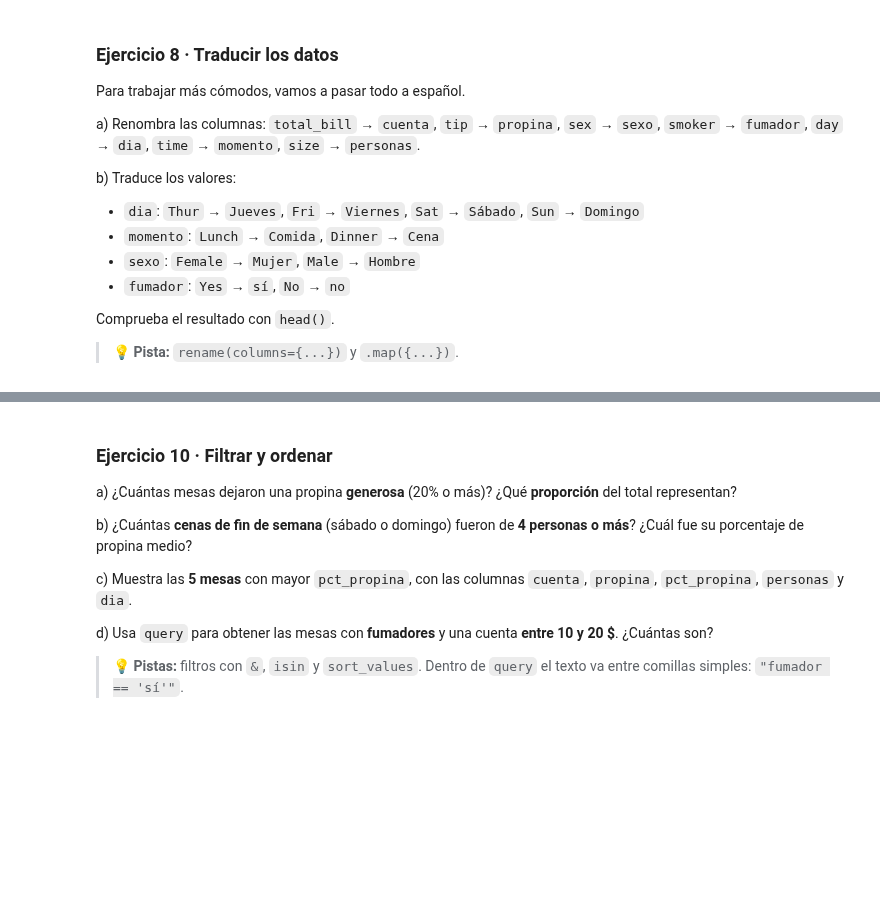
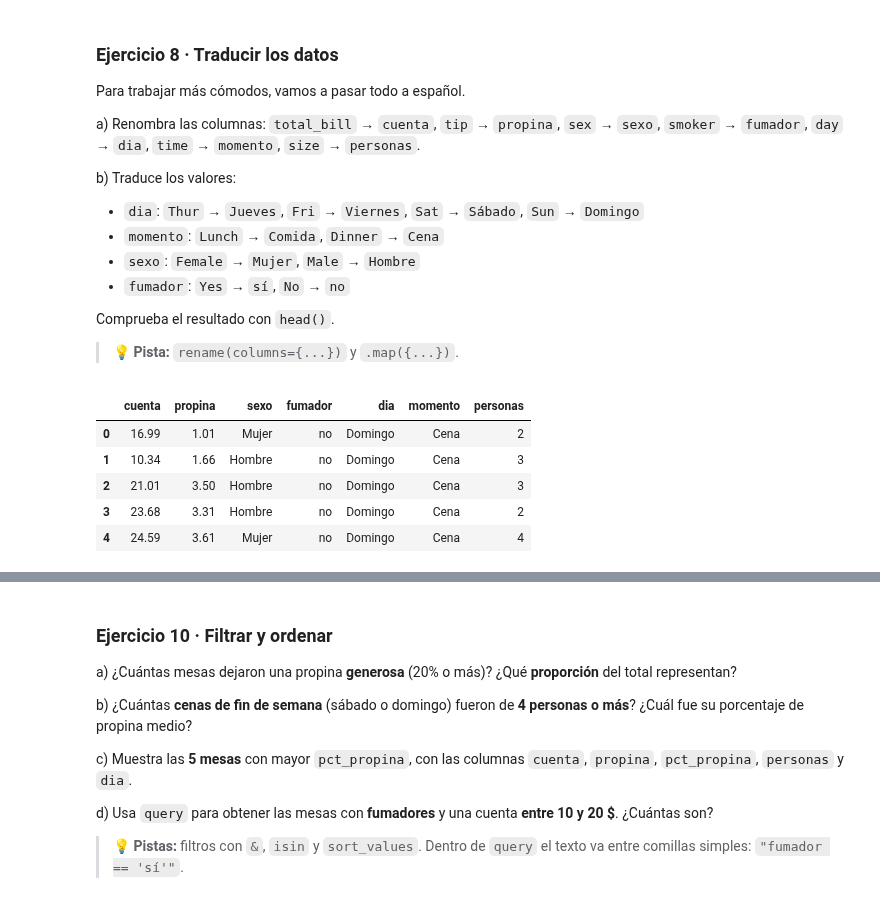
Before and after one commit to gossbosther/ml-course, a Jupyter notebook: workspace/exercises/chapter_03/01_actividad_numpy_pandas_copia.ipynb, the cells around one changed output, grey strips where cells are left out. Cells and saved outputs as stored; diff of their text form; code cells hidden in the pictures; blank space fills up the shorter version.

```diff
--- a/workspace/exercises/chapter_03/01_actividad_numpy_pandas_copia.ipynb
+++ b/workspace/exercises/chapter_03/01_actividad_numpy_pandas_copia.ipynb
@@ -321,3 +372,19 @@ b) Explóralo con `shape`, `head`, `info` y `describe`.
 c) ¿Cuántas mesas hay de cada día? ¿Y de cada momento (comida/cena)?
 # %%
 # Tu código aquí
+
+# a)
+raiz = next((p for p in [Path.cwd(), *Path.cwd().parents] if (p / "pyproject.toml").exists()), Path.cwd())
+DATA_DIR = raiz / "data"
+propinas = pd.read_csv(DATA_DIR / "tips.csv")
+print(propinas)
+
+# b)
+print(propinas.shape)
+propinas.head()
+propinas.info()
+propinas.describe()
+
+# c)
+propinas["day"].value_counts()
+propinas["time"].value_counts()
@@ -345,6 +432,44 @@ Comprueba el resultado con `head()`.
 > 💡 **Pista:** `rename(columns={...})` y `.map({...})`.
 # %%
 # Tu código aquí
+
+# a)
+propinas = propinas.rename(columns={
+                                    "total_bill":"cuenta",
+                                    "tip":"propina",
+                                    "sex":"sexo",
+                                    "smoker":"fumador",
+                                    "day":"dia",
+                                    "time":"momento",
+                                    "size":"personas"})
+
+# b)
+propinas["dia"] = propinas["dia"].map({
+                                    "Thur":"Jueves",
+                                    "Fri":"Viernes",
+                                    "Sat":"Sábado",
+                                    "Sun":"Domingo"})
+
+propinas["momento"] = propinas["momento"].map({
+                                    "Lunch":"Comida",
+                                    "Dinner":"Cena"})
+
+propinas["sexo"] = propinas["sexo"].map({
+                                    "Female":"Mujer",
+                                    "Male":"Hombre"})
+
+propinas["fumador"] = propinas["fumador"].map({
+                                    "Yes":"sí",
+                                    "No":"no"})
+
+propinas.head()
+# %% [output]
+|  | cuenta | propina | sexo | fumador | dia | momento | personas |
+| 0 | 16.99 | 1.01 | Mujer | no | Domingo | Cena | 2 |
+| 1 | 10.34 | 1.66 | Hombre | no | Domingo | Cena | 3 |
+| 2 | 21.01 | 3.50 | Hombre | no | Domingo | Cena | 3 |
+| 3 | 23.68 | 3.31 | Hombre | no | Domingo | Cena | 2 |
+| 4 | 24.59 | 3.61 | Mujer | no | Domingo | Cena | 4 |
 # %% [markdown]
 ### Ejercicio 9 · Nuevas columnas
 
```
Also changed, not shown: parts of 7 cells of this notebook.
